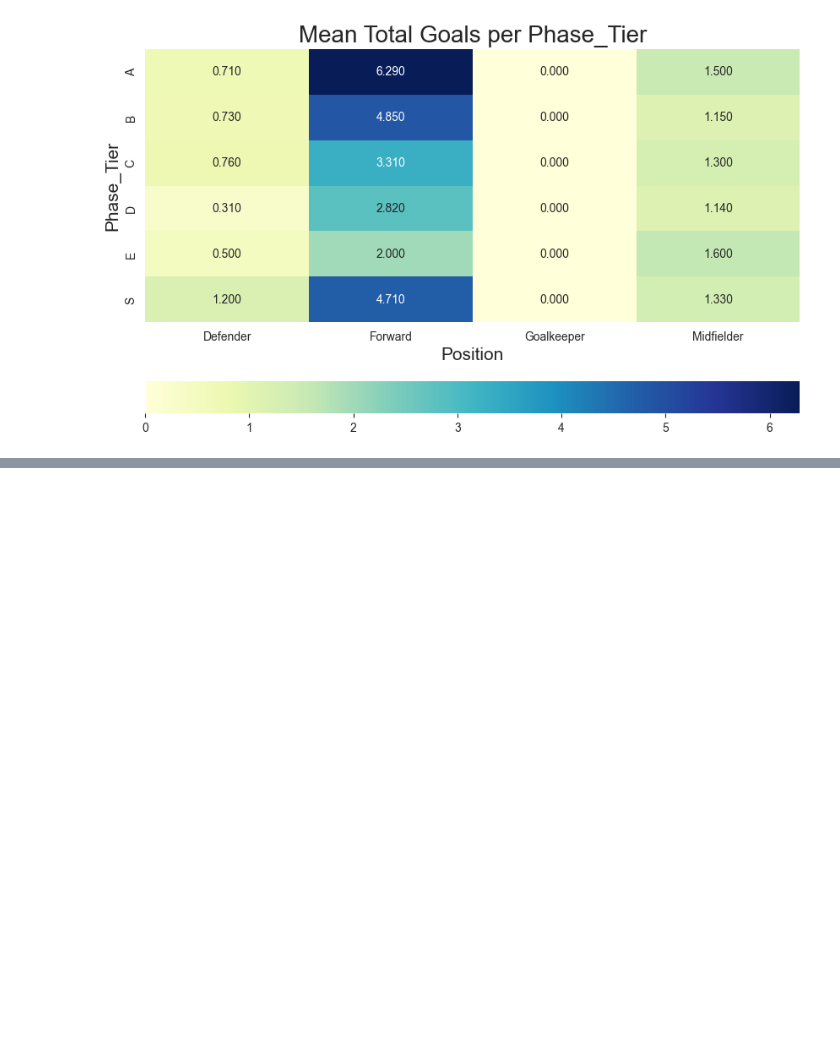
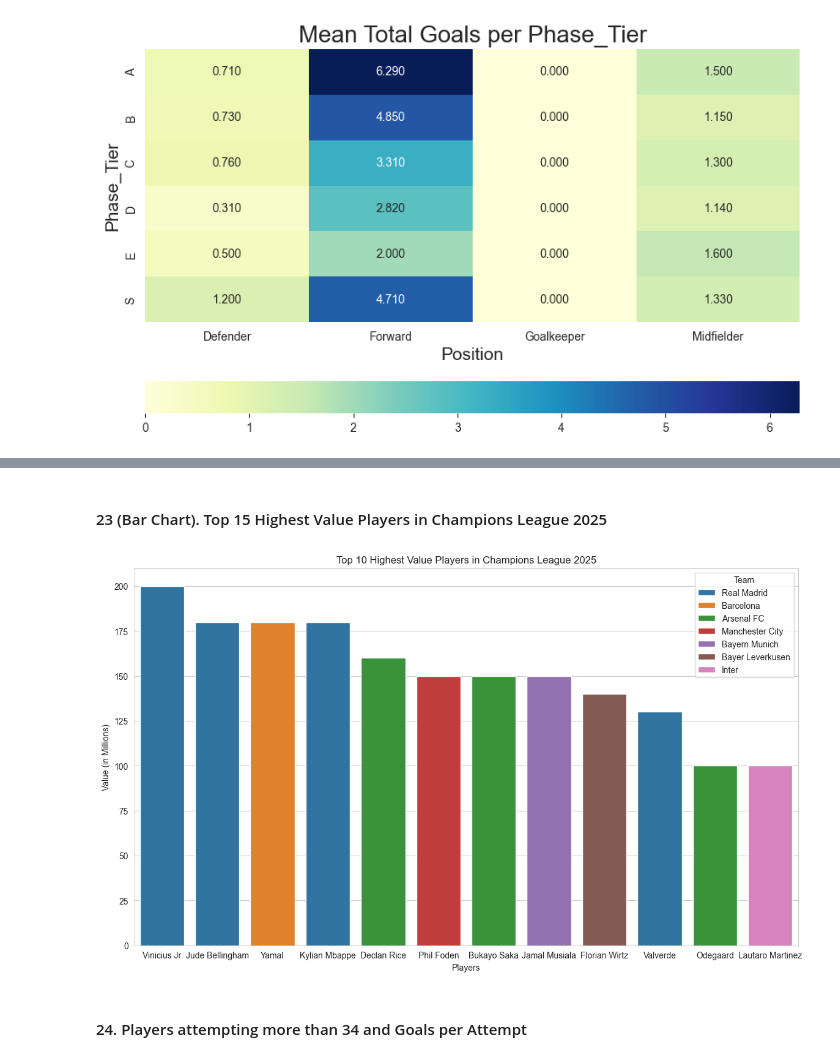
Before and after one commit to ArberKuqi/PythonDataScience_Project, a Jupyter notebook: ChampionsData/03-univariate_bivariate_analysis.ipynb, the cells around one changed output, grey strips where cells are left out. Drawn from its saved outputs; the diff is of its cells as text; code cells hidden in the pictures; blank space fills up the shorter version.

```diff
--- a/ChampionsData/03-univariate_bivariate_analysis.ipynb
+++ b/ChampionsData/03-univariate_bivariate_analysis.ipynb
@@ -105,0 +476,15 @@ plt.show()
+# %% [markdown]
+#### 23 (Bar Chart). Top 15 Highest Value Players in Champions League 2025
+# %%
+top_12_values  = ucl.nlargest(12, 'Value10^6')[['Player','Age','Team','Value10^6']].head(12)
+# %%
+plt.figure(figsize=(14,8))
+sns.barplot(x=top_12_values['Player'], y=top_12_values['Value10^6'], hue=top_12_values['Team'])
+plt.title('Top 10 Highest Value Players in Champions League 2025')
+plt.ylabel('Value (in Millions)')
+plt.xlabel('Players')
+plt.show()
+# %% [output]
+[figure, added]
+# %% [markdown]
+#### 24. Players attempting more than 34 and Goals per Attempt
```
Also changed, not shown: parts of 91 cells of this notebook, 5 other files.
